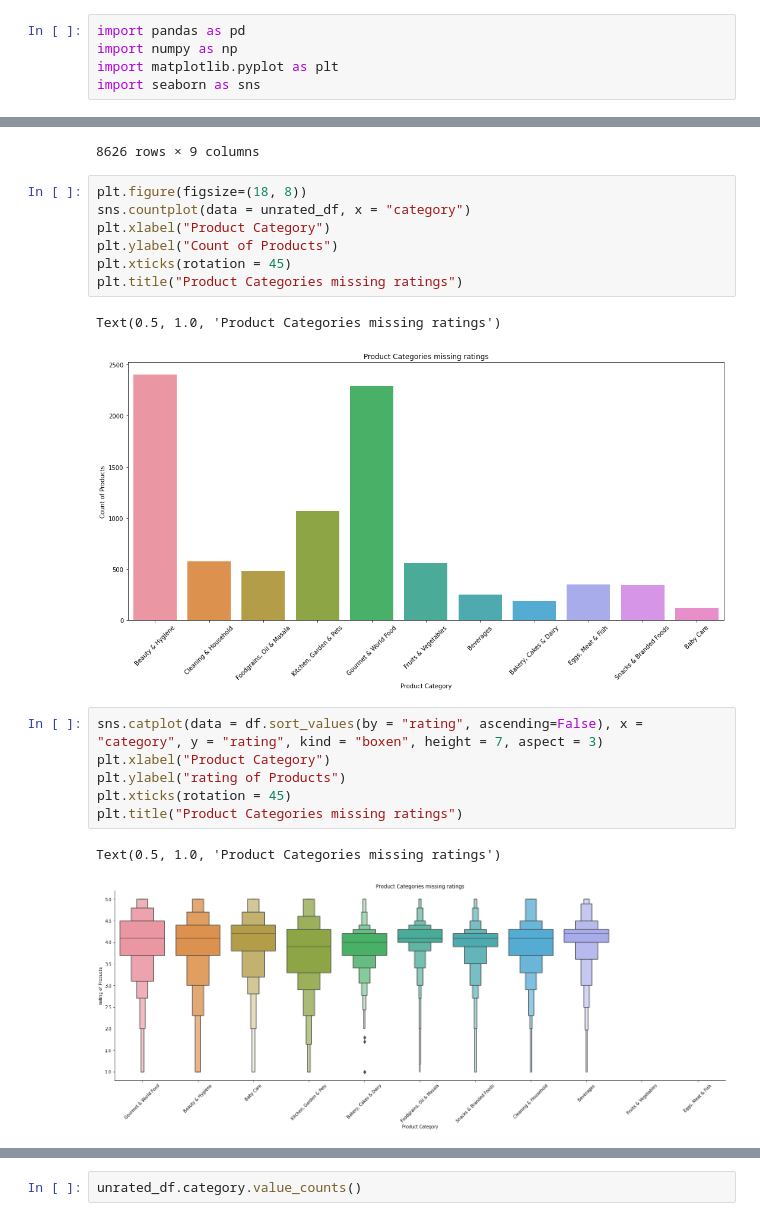
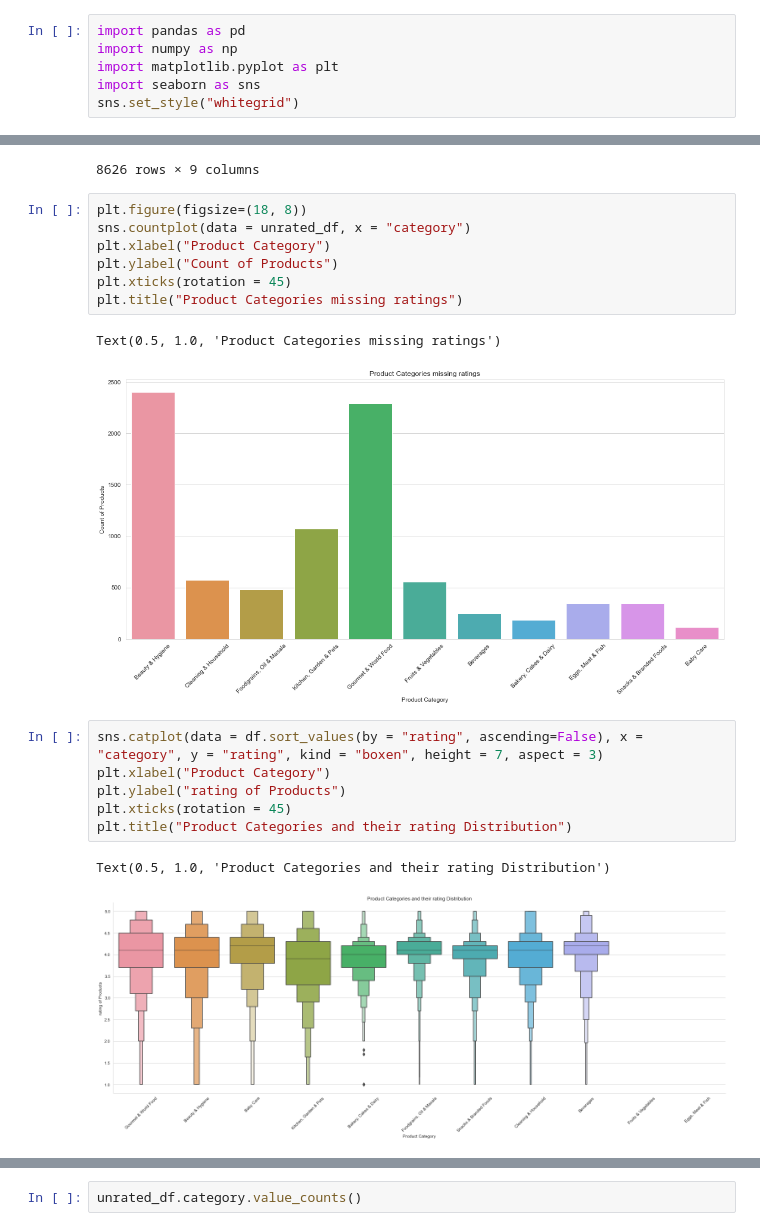
Before and after one commit to saquibmohiuddin/BigBasketData, a Jupyter notebook: bigbasket.ipynb, the cells around one changed output, grey strips where cells are left out. Cells and saved outputs as stored; diff of their text form.

```diff
--- a/bigbasket.ipynb
+++ b/bigbasket.ipynb
@@ -5,6 +5,7 @@ import pandas as pd
 import numpy as np
 import matplotlib.pyplot as plt
 import seaborn as sns
+sns.set_style("whitegrid")
 # %% [markdown]
 ## Importing Data and EDA
 # %%
@@ -100,13 +115,13 @@ plt.xticks(rotation = 45)
 plt.title("Product Categories missing ratings")
 # %% [output]
 Text(0.5, 1.0, 'Product Categories missing ratings')
-[figure, old version]
+[figure, new version]
 # %%
 sns.catplot(data = df.sort_values(by = "rating", ascending=False), x = "category", y = "rating", kind = "boxen", height = 7, aspect = 3)
 plt.xlabel("Product Category")
 plt.ylabel("rating of Products")
 plt.xticks(rotation = 45)
-plt.title("Product Categories missing ratings")
+plt.title("Product Categories and their rating Distribution")
 # %% [output]
-Text(0.5, 1.0, 'Product Categories missing ratings')
+Text(0.5, 1.0, 'Product Categories and their rating Distribution')
-[figure, old version]
+[figure, new version]
```
Also changed, not shown: parts of 3 cells of this notebook.
